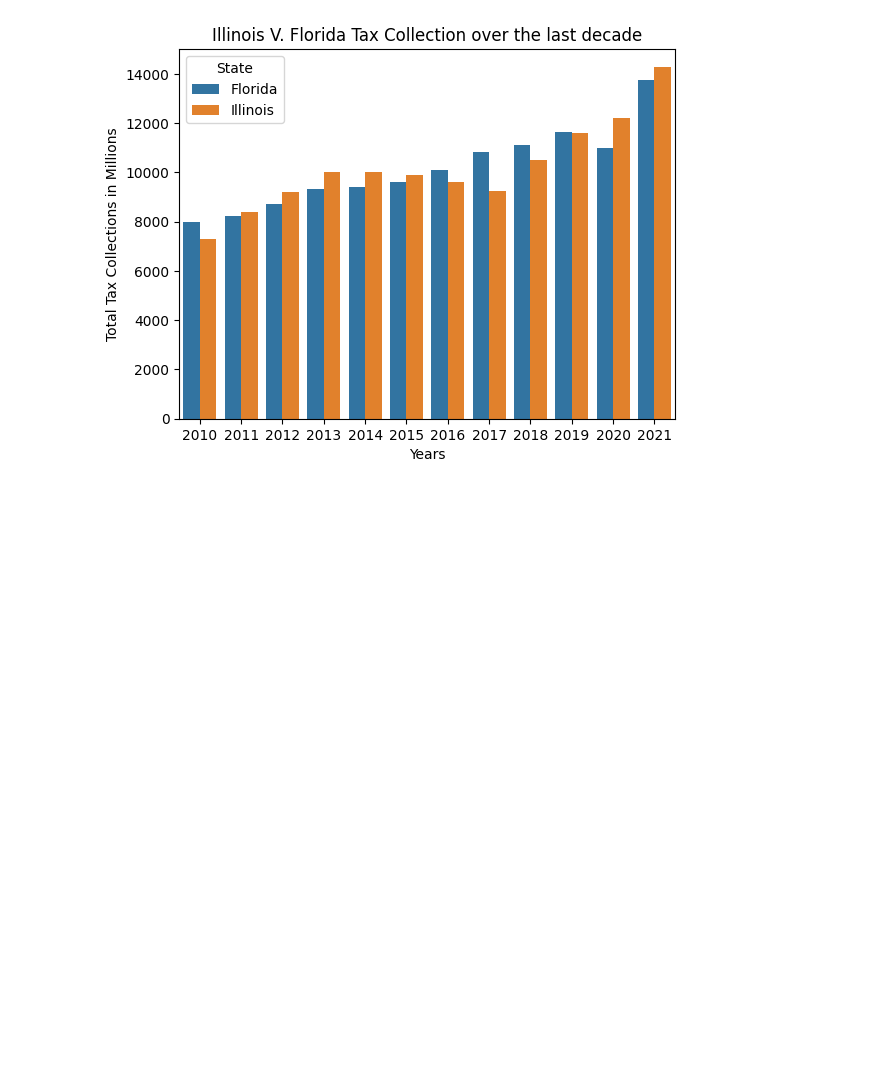
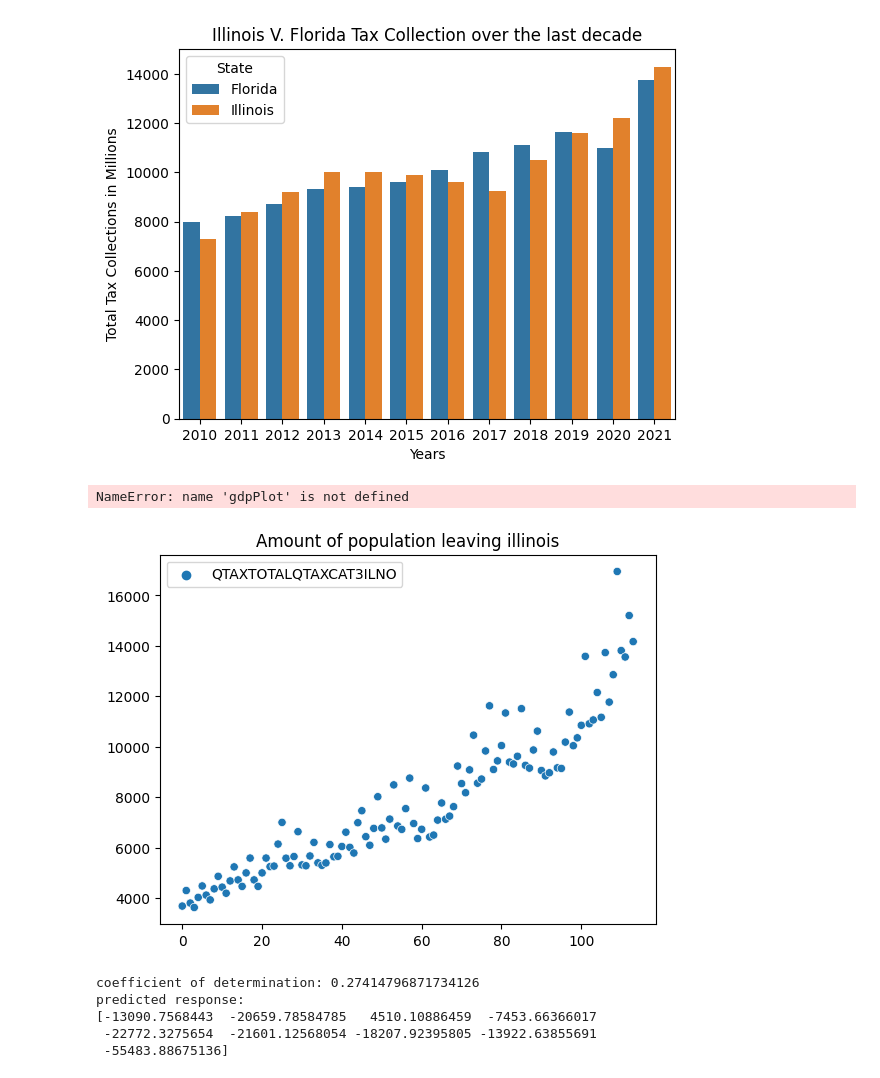
Before and after one commit to biancaatienza/418-project, a Jupyter notebook: Untitled.ipynb, the cells around one changed output. Saved outputs shown, nothing was run; the diff lists cells and outputs as text; code cells hidden in the pictures; blank space fills up the shorter version.

Commit message:
added Linear Regression ML and two more bar graphs

```diff
--- a/Untitled.ipynb
+++ b/Untitled.ipynb
@@ -155,3 +156,42 @@ sns.move_legend(gdpPlot, "upper left", bbox_to_anchor=(1, 1))
 # Next Step: Our next course of action for the near future is to acquire more data files that will help better understand the
 # reoccurring trends that correlate with our initial hypotheses. Once we have completed this, we will spend the bulk of our time cleaning, manipulating
 # and visualizing the data. After we have presented that - we will really dig deep on how to apply ML analysis techniques and compose a well-structured presentation.
+# %%
+combinedDataTax2 = pd.read_csv("illinoisPopulationScatter.csv")
+taxPlot2 = sns.scatterplot(data=combinedDataTax2)
+taxPlot2.set(title = "Amount of population leaving illinois")
+sns.move_legend(gdpPlot, "upper left", bbox_to_anchor=(1, 1))
+# %% [output]
+NameError: name 'gdpPlot' is not defined
+[figure, added]
+# %%
+diffPopulation = illinoisPopulationData.drop("County",axis=1)
+change = diffPopulation.diff(axis=1)
+change2 = change.drop("2010",axis=1)
+change2
+
+# pd.to_numeric(priceIndexData.Annual)
+pi = priceIndexData.filter(items=['Annual'])
+changeIndex = pi.diff(axis=0)
+changeIndex2 = changeIndex.dropna(inplace=True)
+x = change2.apply(np.array, axis=1)
+
+x = x.values.reshape((-1, 1))
+y = changeIndex.apply(np.array,axis=0)
+y = np.array([26951, 15056, 12619, -10636, -25580, -38386,-41699,-55757,-51250]) #Illinois change in population every year
+# y= y.values
+x = np.array([2.54, 3.923, -0.676, 1.51, 4.309, 4.095,3.475,2.692,10.286]).reshape((-1, 1)) #illinois change in price index
+y
+x
+model = LinearRegression()
+model.fit(x, y)
+score = model.score(x, y)
+print(f"coefficient of determination: {score}")
+prediction = model.predict(x)
+print(f"predicted response:\n{prediction}")
+# %% [output]
+coefficient of determination: 0.27414796871734126
+predicted response:
+[-13090.7568443  -20659.78584785   4510.10886459  -7453.66366017
+ -22772.3275654  -21601.12568054 -18207.92395805 -13922.63855691
+ -55483.88675136]
```
Also changed, not shown: parts of 3 cells of this notebook, 3 other files.
